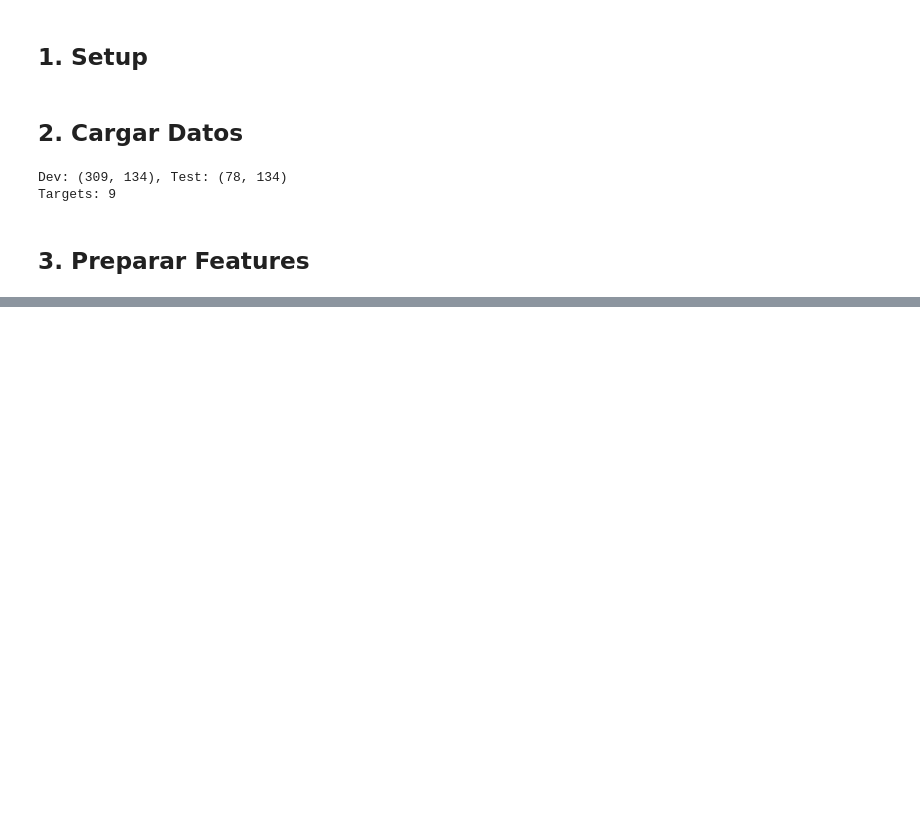
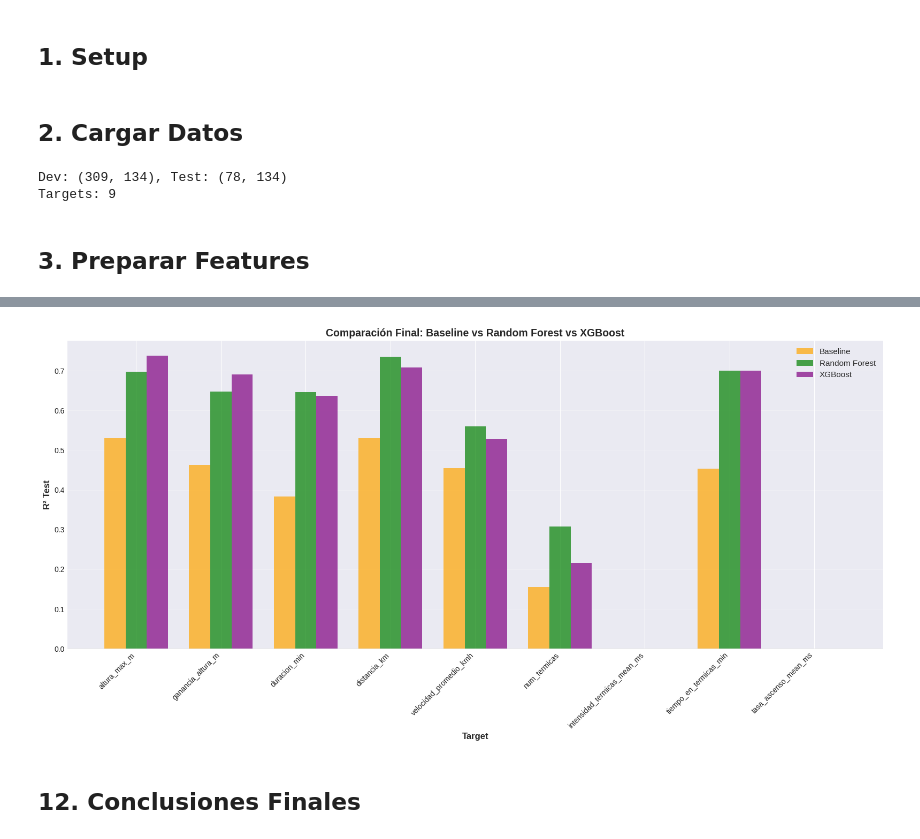
Before and after one commit to estanislaomolina/TP-Final-ML, a Jupyter notebook: 02_Modelos/04_XGBoost.ipynb, the cells around one changed output, grey strips where cells are left out. Saved outputs shown, nothing was run; the diff lists cells and outputs as text; code cells hidden in the pictures; blank space fills up the shorter version.

```diff
--- a/02_Modelos/04_XGBoost.ipynb
+++ b/02_Modelos/04_XGBoost.ipynb
@@ -951,0 +735,31 @@ ARCHIVOS GUARDADOS
+# %%
+# Gráfico 2: Comparación Final
+fig, ax = plt.subplots(figsize=(16, 8))
+
+x = np.arange(len(targets_reg))
+width = 0.25
+
+ax.bar(x - width, df_comparacion['Baseline'], width,
+       label='Baseline', alpha=0.7, color='orange')
+ax.bar(x, df_comparacion['RandomForest'], width,
+       label='Random Forest', alpha=0.7, color='green')
+ax.bar(x + width, df_comparacion['XGBoost'], width,
+       label='XGBoost', alpha=0.7, color='purple')
+
+ax.set_xlabel('Target', fontsize=12, fontweight='bold')
+ax.set_ylabel('R² Test', fontsize=12, fontweight='bold')
+ax.set_title('Comparación Final: Baseline vs Random Forest vs XGBoost',
+             fontsize=14, fontweight='bold')
+ax.set_xticks(x)
+ax.set_xticklabels(targets_reg, rotation=45, ha='right')
+ax.legend(fontsize=11)
+ax.axhline(y=0, color='black', linestyle='-', linewidth=1, alpha=0.3)
+ax.grid(True, alpha=0.3, axis='y')
+
+plt.tight_layout()
+plt.savefig('../data/processed/comparacion_final_todos.png', dpi=300, bbox_inches='tight')
+plt.show()
+# %% [output]
+[figure, added]
+# %% [markdown]
+## 12. Conclusiones Finales
```
Also changed, not shown: parts of 59 cells of this notebook, 9 other files.
